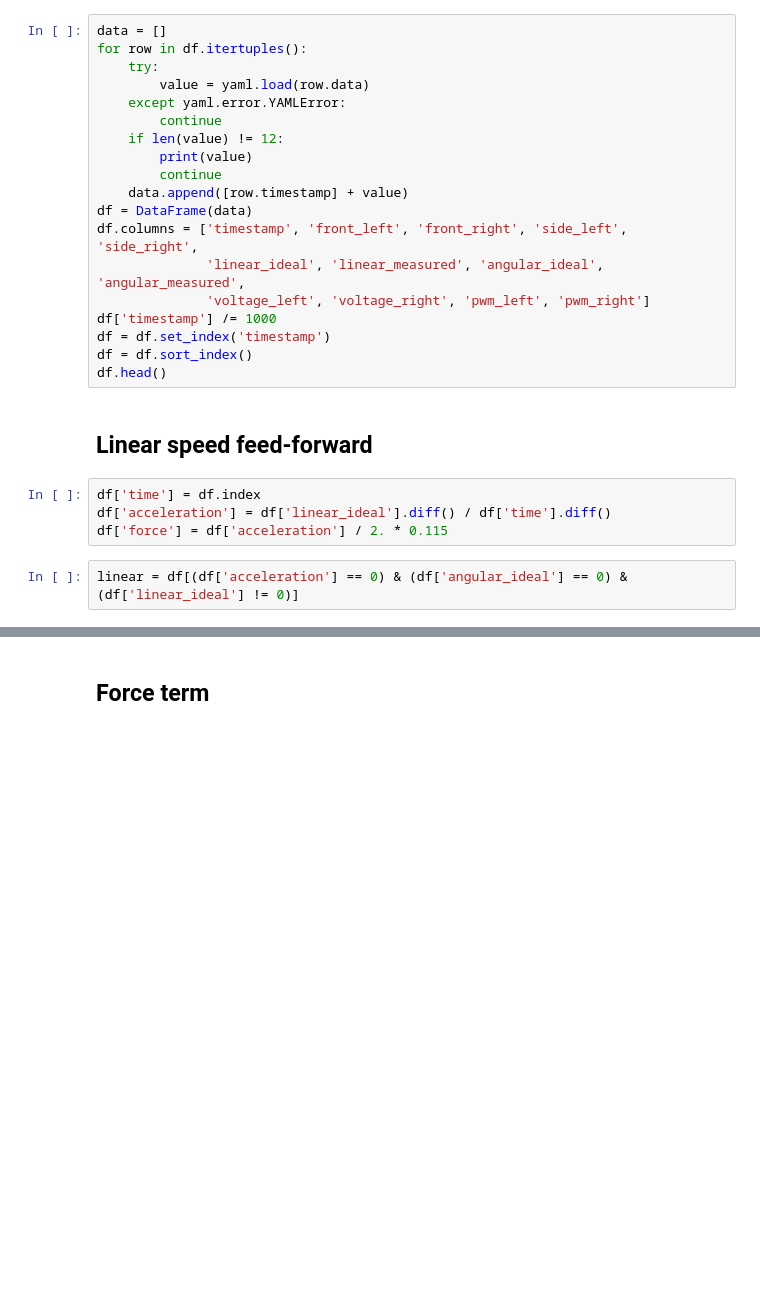
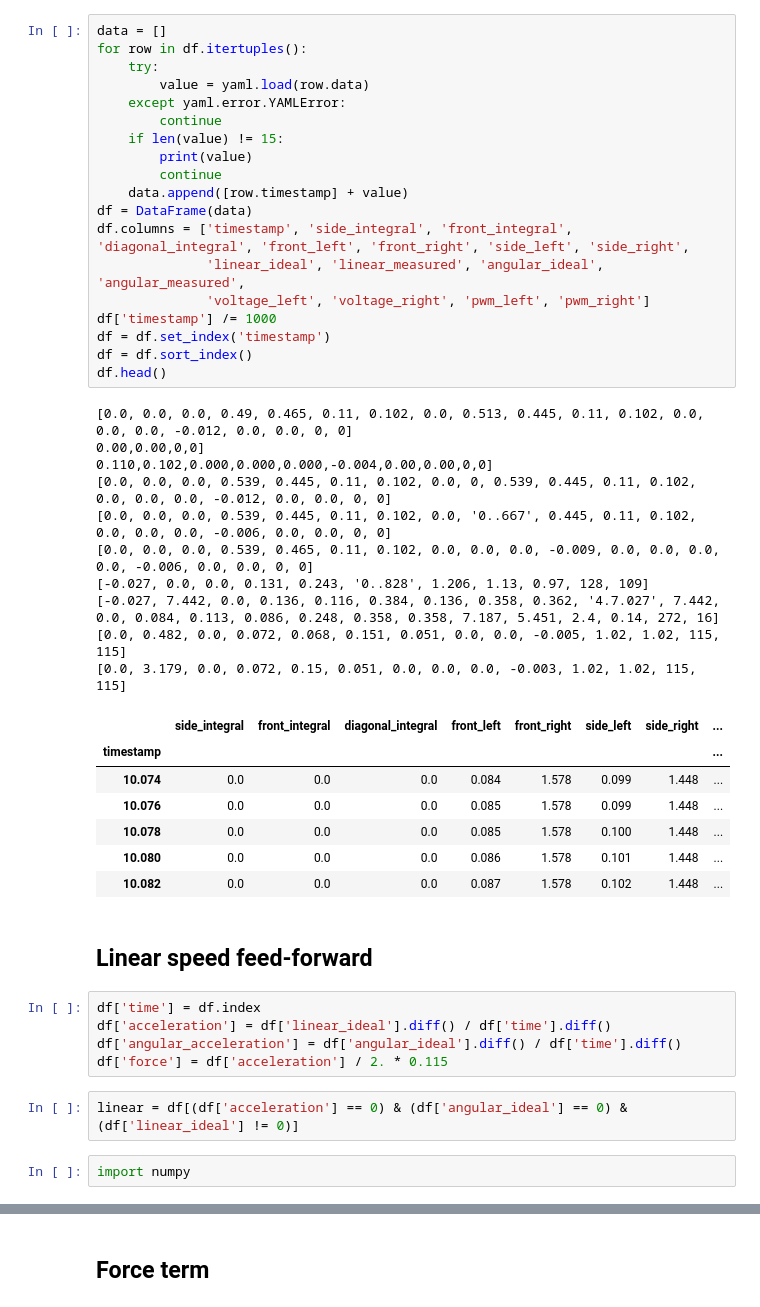
Before and after one commit to Peque/bulebule, a Jupyter notebook: scripts/notebooks/feed_forward.ipynb, the cells around one changed output, grey strips where cells are left out. Saved outputs shown, nothing was run; the diff lists cells and outputs as text; blank space fills up the shorter version.

```diff
--- a/scripts/notebooks/feed_forward.ipynb
+++ b/scripts/notebooks/feed_forward.ipynb
@@ -21,30 +28,51 @@ df.head()
 # %%
 data = []
 for row in df.itertuples():
     try:
         value = yaml.load(row.data)
     except yaml.error.YAMLError:
         continue
-    if len(value) != 12:
+    if len(value) != 15:
         print(value)
         continue
     data.append([row.timestamp] + value)
 df = DataFrame(data)
-df.columns = ['timestamp', 'front_left', 'front_right', 'side_left', 'side_right',
+df.columns = ['timestamp', 'side_integral', 'front_integral', 'diagonal_integral', 'front_left', 'front_right', 'side_left', 'side_right',
               'linear_ideal', 'linear_measured', 'angular_ideal', 'angular_measured',
               'voltage_left', 'voltage_right', 'pwm_left', 'pwm_right']
 df['timestamp'] /= 1000
 df = df.set_index('timestamp')
 df = df.sort_index()
 df.head()
+# %% [output]
+[0.0, 0.0, 0.0, 0.49, 0.465, 0.11, 0.102, 0.0, 0.513, 0.445, 0.11, 0.102, 0.0, 0.0, 0.0, -0.012, 0.0, 0.0, 0, 0]
+0.00,0.00,0,0]
+0.110,0.102,0.000,0.000,0.000,-0.004,0.00,0.00,0,0]
+[0.0, 0.0, 0.0, 0.539, 0.445, 0.11, 0.102, 0.0, 0, 0.539, 0.445, 0.11, 0.102, 0.0, 0.0, 0.0, -0.012, 0.0, 0.0, 0, 0]
+[0.0, 0.0, 0.0, 0.539, 0.445, 0.11, 0.102, 0.0, '0..667', 0.445, 0.11, 0.102, 0.0, 0.0, 0.0, -0.006, 0.0, 0.0, 0, 0]
+[0.0, 0.0, 0.0, 0.539, 0.465, 0.11, 0.102, 0.0, 0.0, 0.0, -0.009, 0.0, 0.0, 0.0, 0.0, -0.006, 0.0, 0.0, 0, 0]
+[-0.027, 0.0, 0.0, 0.131, 0.243, '0..828', 1.206, 1.13, 0.97, 128, 109]
+[-0.027, 7.442, 0.0, 0.136, 0.116, 0.384, 0.136, 0.358, 0.362, '4.7.027', 7.442, 0.0, 0.084, 0.113, 0.086, 0.248, 0.358, 0.358, 7.187, 5.451, 2.4, 0.14, 272, 16]
+[0.0, 0.482, 0.0, 0.072, 0.068, 0.151, 0.051, 0.0, 0.0, -0.005, 1.02, 1.02, 115, 115]
+[0.0, 3.179, 0.0, 0.072, 0.15, 0.051, 0.0, 0.0, 0.0, -0.003, 1.02, 1.02, 115, 115]
+|  | side_integral | front_integral | diagonal_integral | front_left | front_right | side_left | side_right | ... |
+| timestamp |  |  |  |  |  |  |  | ... |
+| 10.074 | 0.0 | 0.0 | 0.0 | 0.084 | 1.578 | 0.099 | 1.448 | ... |
+| 10.076 | 0.0 | 0.0 | 0.0 | 0.085 | 1.578 | 0.099 | 1.448 | ... |
+| 10.078 | 0.0 | 0.0 | 0.0 | 0.085 | 1.578 | 0.100 | 1.448 | ... |
+| 10.080 | 0.0 | 0.0 | 0.0 | 0.086 | 1.578 | 0.101 | 1.448 | ... |
+| 10.082 | 0.0 | 0.0 | 0.0 | 0.087 | 1.578 | 0.102 | 1.448 | ... |
 # %% [markdown]
 ## Linear speed feed-forward
 # %%
 df['time'] = df.index
 df['acceleration'] = df['linear_ideal'].diff() / df['time'].diff()
+df['angular_acceleration'] = df['angular_ideal'].diff() / df['time'].diff()
 df['force'] = df['acceleration'] / 2. * 0.115
 # %%
 linear = df[(df['acceleration'] == 0) & (df['angular_ideal'] == 0) & (df['linear_ideal'] != 0)]
+# %%
+import numpy
 # %%
 from sklearn import linear_model
 
```
Also changed, not shown: parts of 10 cells of this notebook, 24 other files.
